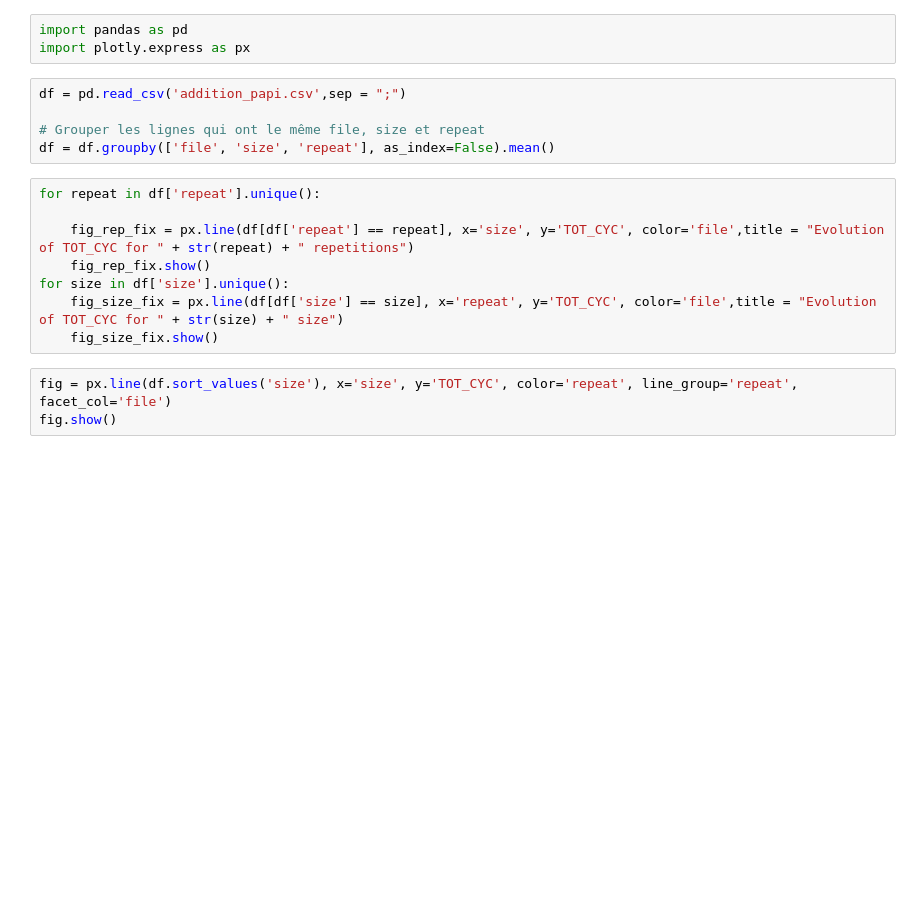
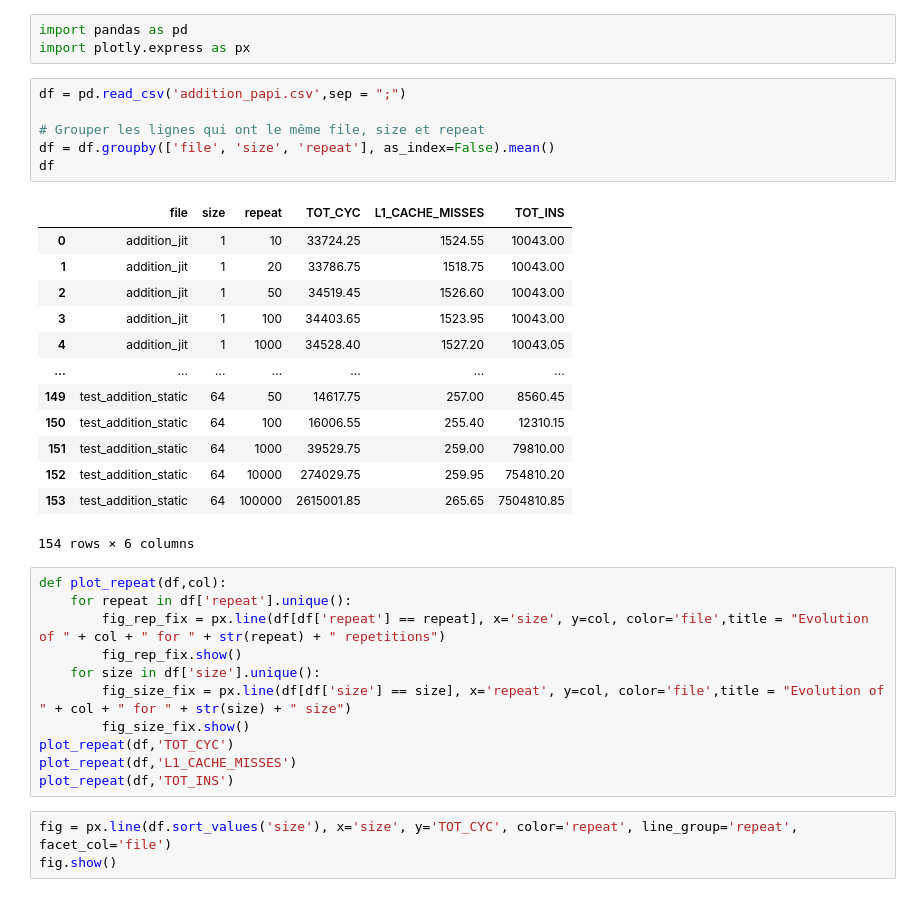
Before and after one commit to MorelElian/Firsts_tests_clang, a Jupyter notebook: vizu_papi.ipynb, the cells around one changed output. Saved outputs shown, nothing was run; the diff lists cells and outputs as text; blank space fills up the shorter version.

```diff
--- a/vizu_papi.ipynb
+++ b/vizu_papi.ipynb
@@ -4,16 +4,34 @@ import plotly.express as px
 # %%
 df = pd.read_csv('addition_papi.csv',sep = ";")
 
 # Grouper les lignes qui ont le même file, size et repeat
 df = df.groupby(['file', 'size', 'repeat'], as_index=False).mean()
+df
+# %% [output]
+|  | file | size | repeat | TOT_CYC | L1_CACHE_MISSES | TOT_INS |
+| 0 | addition_jit | 1 | 10 | 33724.25 | 1524.55 | 10043.00 |
+| 1 | addition_jit | 1 | 20 | 33786.75 | 1518.75 | 10043.00 |
+| 2 | addition_jit | 1 | 50 | 34519.45 | 1526.60 | 10043.00 |
+| 3 | addition_jit | 1 | 100 | 34403.65 | 1523.95 | 10043.00 |
+| 4 | addition_jit | 1 | 1000 | 34528.40 | 1527.20 | 10043.05 |
+| ... | ... | ... | ... | ... | ... | ... |
+| 149 | test_addition_static | 64 | 50 | 14617.75 | 257.00 | 8560.45 |
+| 150 | test_addition_static | 64 | 100 | 16006.55 | 255.40 | 12310.15 |
+| 151 | test_addition_static | 64 | 1000 | 39529.75 | 259.00 | 79810.00 |
+| 152 | test_addition_static | 64 | 10000 | 274029.75 | 259.95 | 754810.20 |
+| 153 | test_addition_static | 64 | 100000 | 2615001.85 | 265.65 | 7504810.85 |
+154 rows × 6 columns
 # %%
-for repeat in df['repeat'].unique():
-
-    fig_rep_fix = px.line(df[df['repeat'] == repeat], x='size', y='TOT_CYC', color='file',title = "Evolution of TOT_CYC for " + str(repeat) + " repetitions")
-    fig_rep_fix.show()
-for size in df['size'].unique():
-    fig_size_fix = px.line(df[df['size'] == size], x='repeat', y='TOT_CYC', color='file',title = "Evolution of TOT_CYC for " + str(size) + " size")
-    fig_size_fix.show()
+def plot_repeat(df,col):
+    for repeat in df['repeat'].unique():
+        fig_rep_fix = px.line(df[df['repeat'] == repeat], x='size', y=col, color='file',title = "Evolution of " + col + " for " + str(repeat) + " repetitions")
+        fig_rep_fix.show()
+    for size in df['size'].unique():
+        fig_size_fix = px.line(df[df['size'] == size], x='repeat', y=col, color='file',title = "Evolution of " + col + " for " + str(size) + " size")
+        fig_size_fix.show()
+plot_repeat(df,'TOT_CYC')
+plot_repeat(df,'L1_CACHE_MISSES')
+plot_repeat(df,'TOT_INS')
 # %%
 fig = px.line(df.sort_values('size'), x='size', y='TOT_CYC', color='repeat', line_group='repeat', facet_col='file')
 fig.show()
```
Also changed, not shown: 12 other files.
